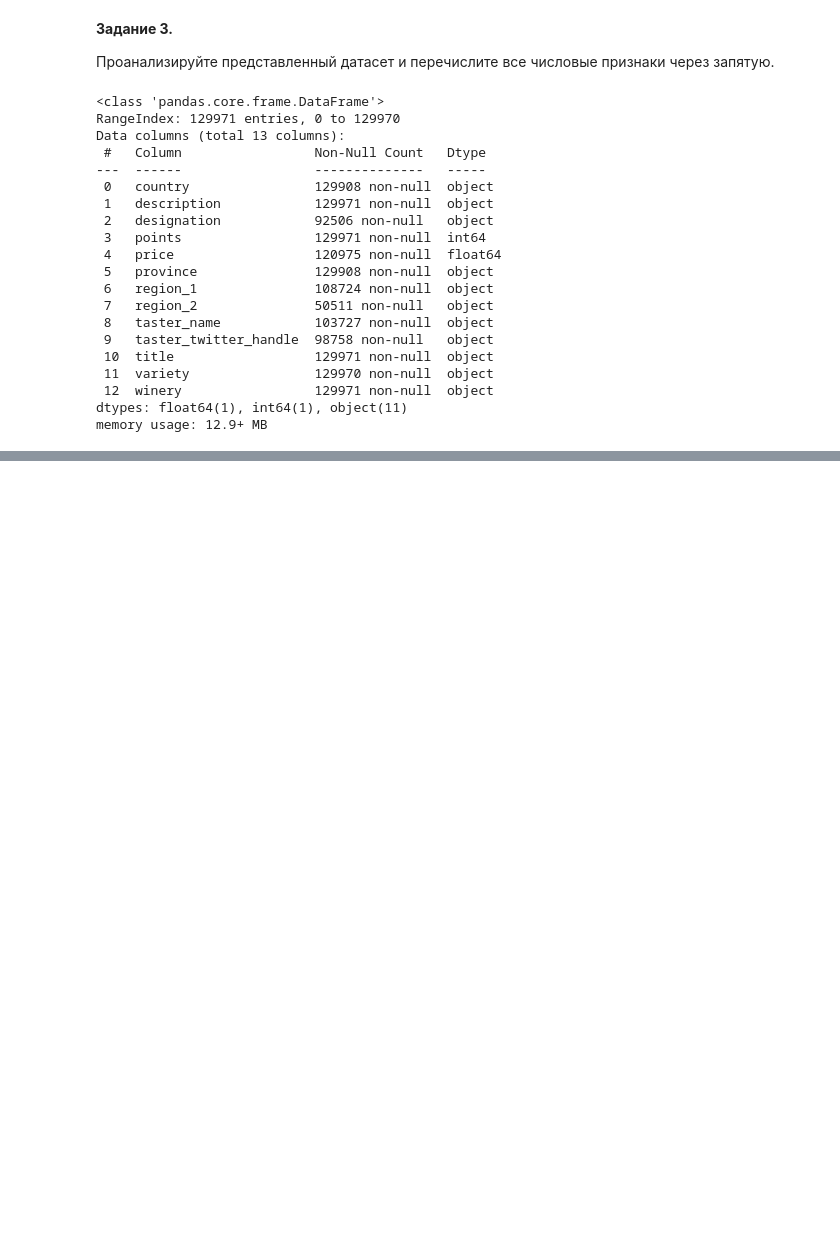
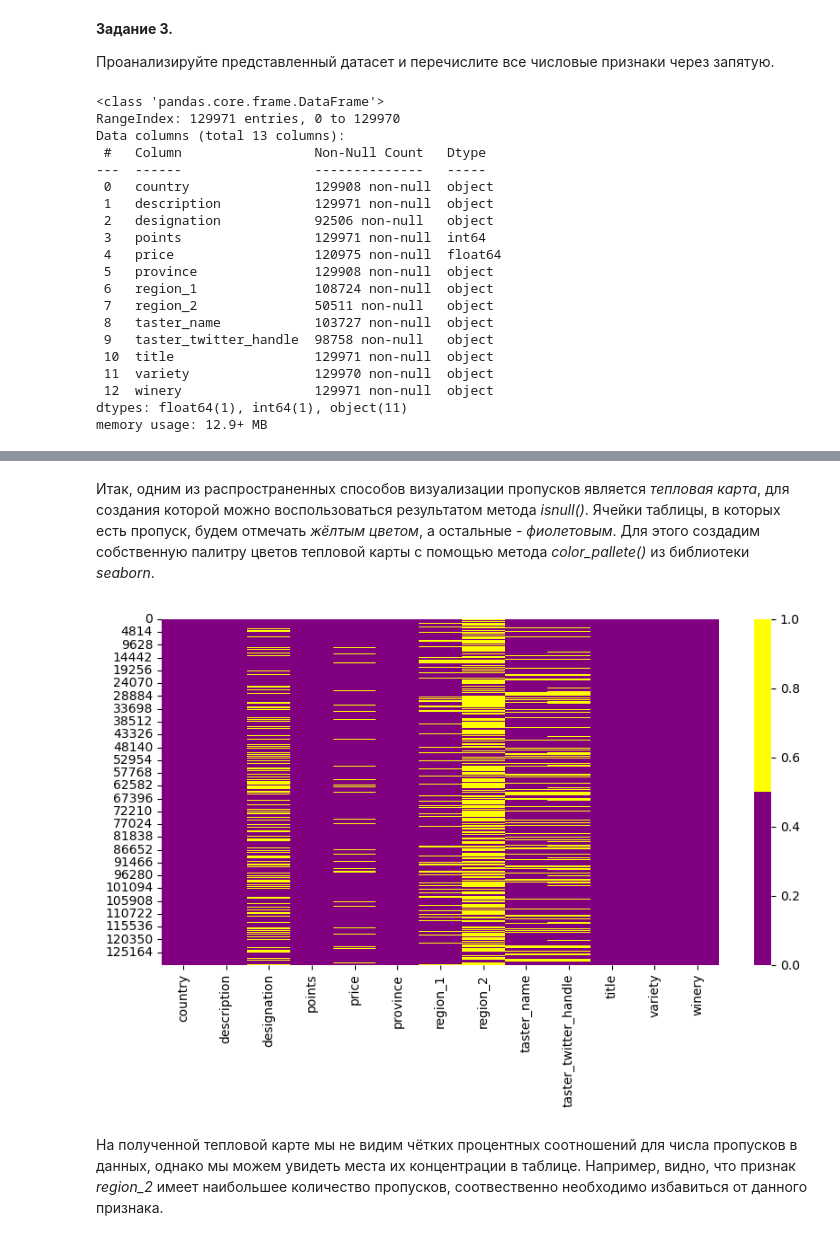
Before and after one commit to Ekaterina-1989/SF_Data_Science, a Jupyter notebook: SkillFactory/EDA/EDA-1. Введение в разведывательный анализ данных. Алгоритмы и методы EDA/EDA-1.ipynb, the cells around one changed output, grey strips where cells are left out. Drawn from its saved outputs; the diff is of its cells as text; code cells hidden in the pictures; blank space fills up the shorter version.

```diff
--- a/SkillFactory/EDA/EDA-1. Введение в разведывательный анализ данных. Алгоритмы и методы EDA/EDA-1.ipynb
+++ b/SkillFactory/EDA/EDA-1. Введение в разведывательный анализ данных. Алгоритмы и методы EDA/EDA-1.ipynb
@@ -93,0 +155,14 @@ df_wine_reviews[df_wine_reviews.duplicated()]
+# %% [markdown]
+Итак, одним из распространенных способов визуализации пропусков является *тепловая карта*, для создания которой можно воспользоваться результатом метода *isnull()*. Ячейки таблицы, в которых есть пропуск, будем отмечать *жёлтым цветом*, а остальные - *фиолетовым*. Для этого создадим собственную палитру цветов тепловой карты с помощью метода *color_pallete()* из библиотеки *seaborn*.
+# %%
+# Наглядная тепловая карта пропусков
+colors = ["purple", "yellow"]
+fig = plt.figure(figsize=(10, 5))
+ax = sns.heatmap(
+    df_wine_reviews_1.isnull(),
+    cmap=sns.color_palette(colors),
+)
+# %% [output]
+[figure, added]
+# %% [markdown]
+На полученной тепловой карте мы не видим чётких процентных соотношений для числа пропусков в данных, однако мы можем увидеть места их концентрации в таблице. Например, видно, что признак *region_2* имеет наибольшее количество пропусков, соотвественно необходимо избавиться от данного признака.
```
Also changed, not shown: parts of 37 cells of this notebook, 1 other file.
